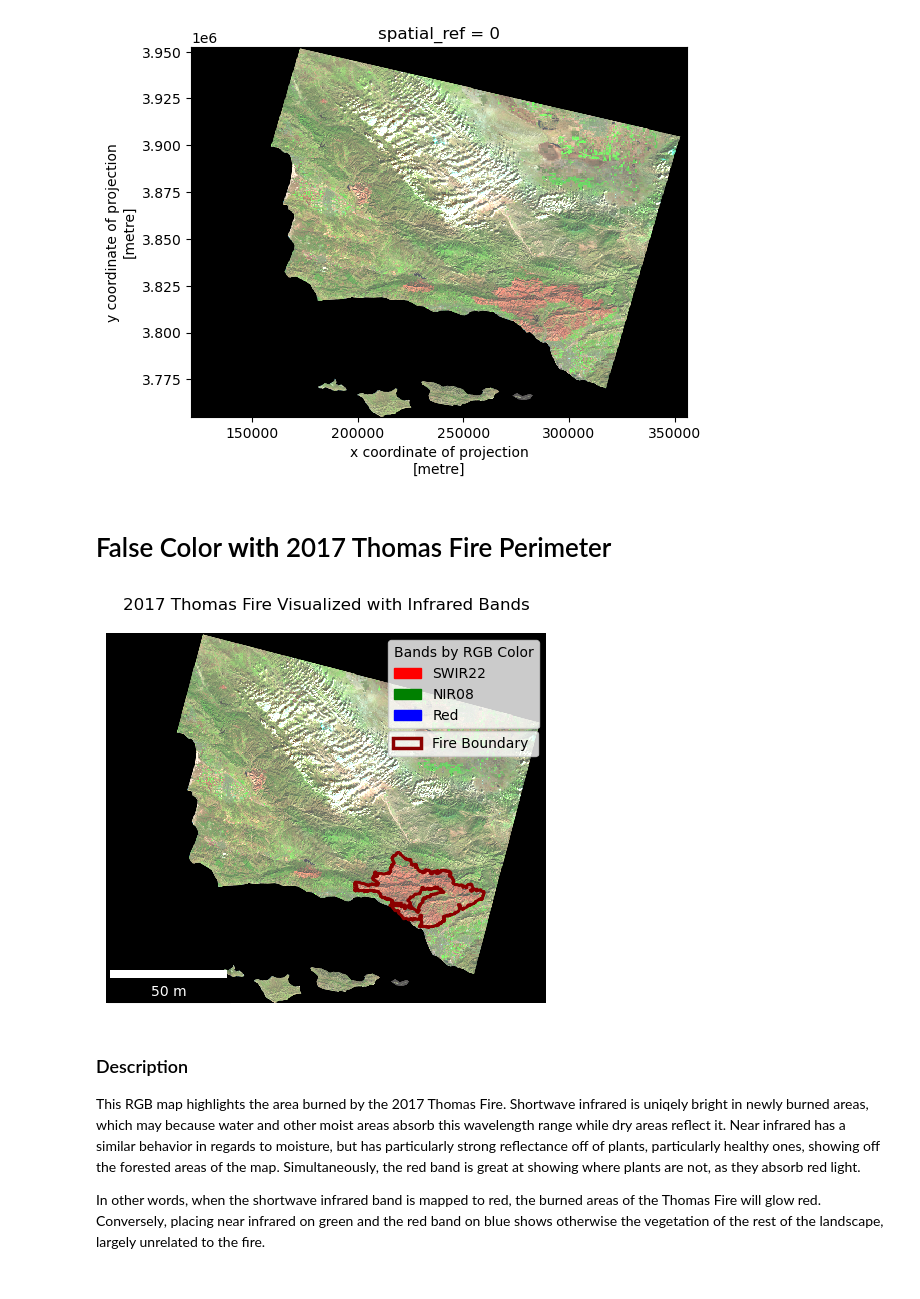
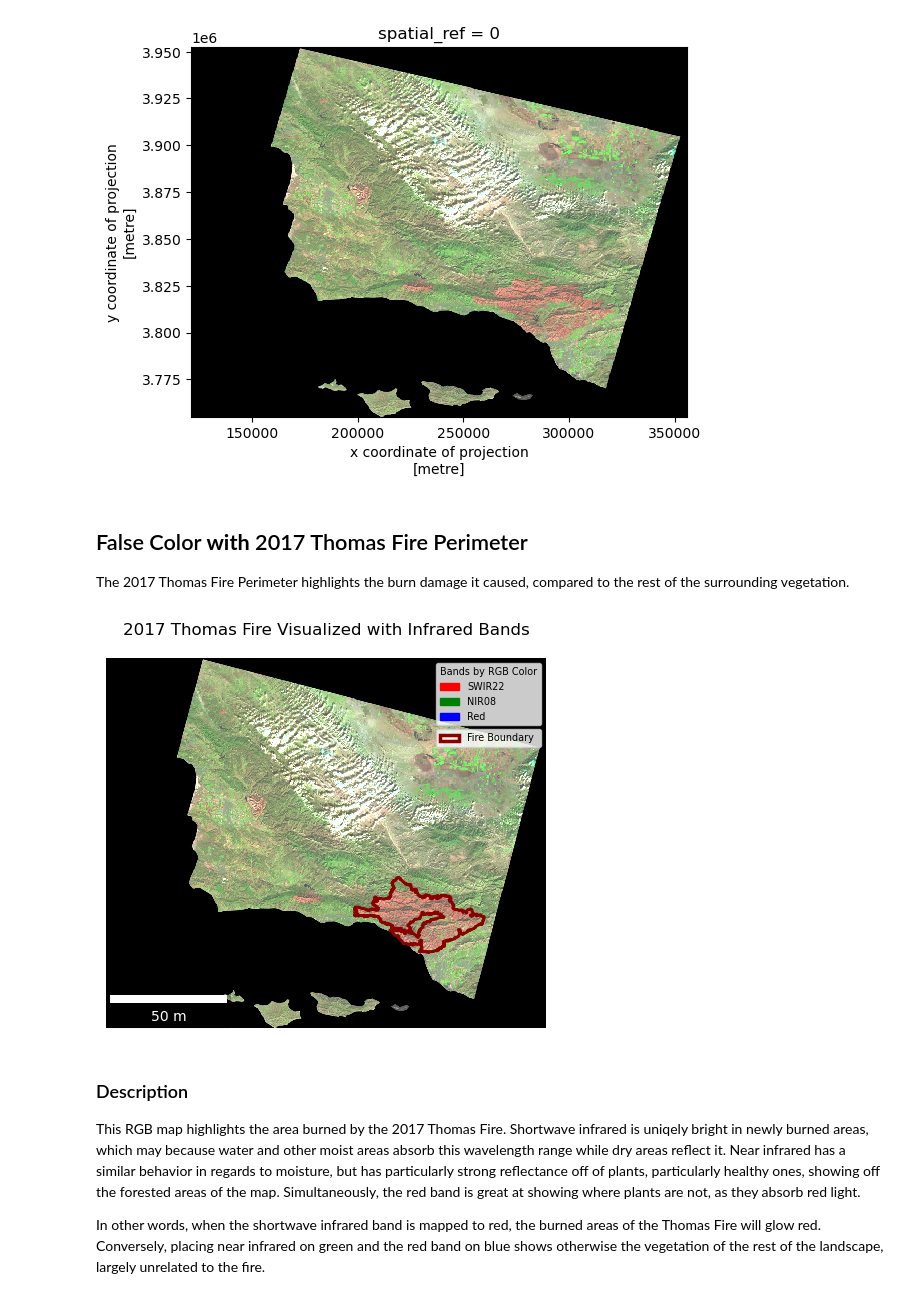
Before and after one commit to silkieMoth/2017-Thomas-Fire-Analysis, a Jupyter notebook: hwk4-task2-false-color-COHEN.ipynb, the cells around one changed output. Cells and saved outputs as stored; diff of their text form; code cells hidden in the pictures.

```diff
--- a/hwk4-task2-false-color-COHEN.ipynb
+++ b/hwk4-task2-false-color-COHEN.ipynb
@@ -28,6 +34,12 @@ thomas_fp = os.path.join(root,
 
 # Open landsat dataArray
 landsat = rioxr.open_rasterio(landsat_fp)
+
+# Import thomas fire shapefile
+thomas = gpd.read_file(thomas_fp)
+
+# Match thomas crs with landsat
+thomas = thomas.to_crs(landsat.rio.crs)
 # %% [markdown]
 ## Preliminary Data Exploration
 # %%
@@ -76,5 +92,3 @@ The data otherwise has no attributes, but 3 indexes, one associated with each di
 # %%
 # Drop `band` dimension
-landsat_bandless = (landsat
-                    .squeeze()
-                    .drop_vars('band'))
+landsat_bandless = landsat.squeeze().drop_vars('band')
@@ -117,13 +135,9 @@ false_col.to_array().plot.imshow(robust = True)
 <matplotlib.image.AxesImage at 0x...>
 [figure]
 # %% [markdown]
-# False Color **with** 2017 Thomas Fire Perimeter
+## False Color **with** 2017 Thomas Fire Perimeter
+
+The 2017 Thomas Fire Perimeter highlights the burn damage it caused, compared to the rest of the surrounding vegetation.
-# %%
-# Import thomas fire shapefile
-thomas = gpd.read_file(thomas_fp)
-
-# Match crs
-thomas = thomas.to_crs(false_col.rio.crs)
 # %%
 # Init matplotlib
 fig, ax = plt.subplots()
@@ -148,38 +162,41 @@ legend_labels1 = [Patch(color = 'red', label = 'SWIR22'),
 legend_labels2 = [Patch(color = 'darkred',
                        label = 'Fire Boundary ',
                        linewidth = 2.5,
                        fill = False)]
 
 # Declare legend variable for landsat bands
 legend1 = ax.legend(handles = legend_labels1,
                     loc = 'upper right',
                     title = 'Bands by RGB Color',
-                    alignment = 'left')
+                    alignment = 'left',
+                    fontsize = 'x-small',
+                    title_fontsize = 'x-small')
 
 # Vizualize landsat legend and allow a second legend
 ax.add_artist(legend1)
 
 # Declare legend for thomas boundary
 legend2 = ax.legend(handles = legend_labels2,
-                    loc = [0.64,0.667],
-                    borderaxespad = 1)
+                    loc = [0.75,0.76],
+                    borderaxespad = 1,
+                    fontsize = 'x-small')
 
 # Create scalebar
 ax.add_artist(ScaleBar(0.08,
                        "cm",
-                       length_fraction=0.30,
+                       length_fraction = 0.30,
                        width_fraction = 0.02,
                        location = 'lower left',
                        box_alpha = 0.2,
                        box_color = 'k',
                        color = 'w'))
 
 # Establish title
 ax.set_title('2017 Thomas Fire Visualized with Infrared Bands')
 
 plt.show()
 # %% [output]
-[figure, old version]
+[figure, new version]
 # %% [markdown]
 ### Description
 
```
Also changed, not shown: parts of 6 cells of this notebook.
